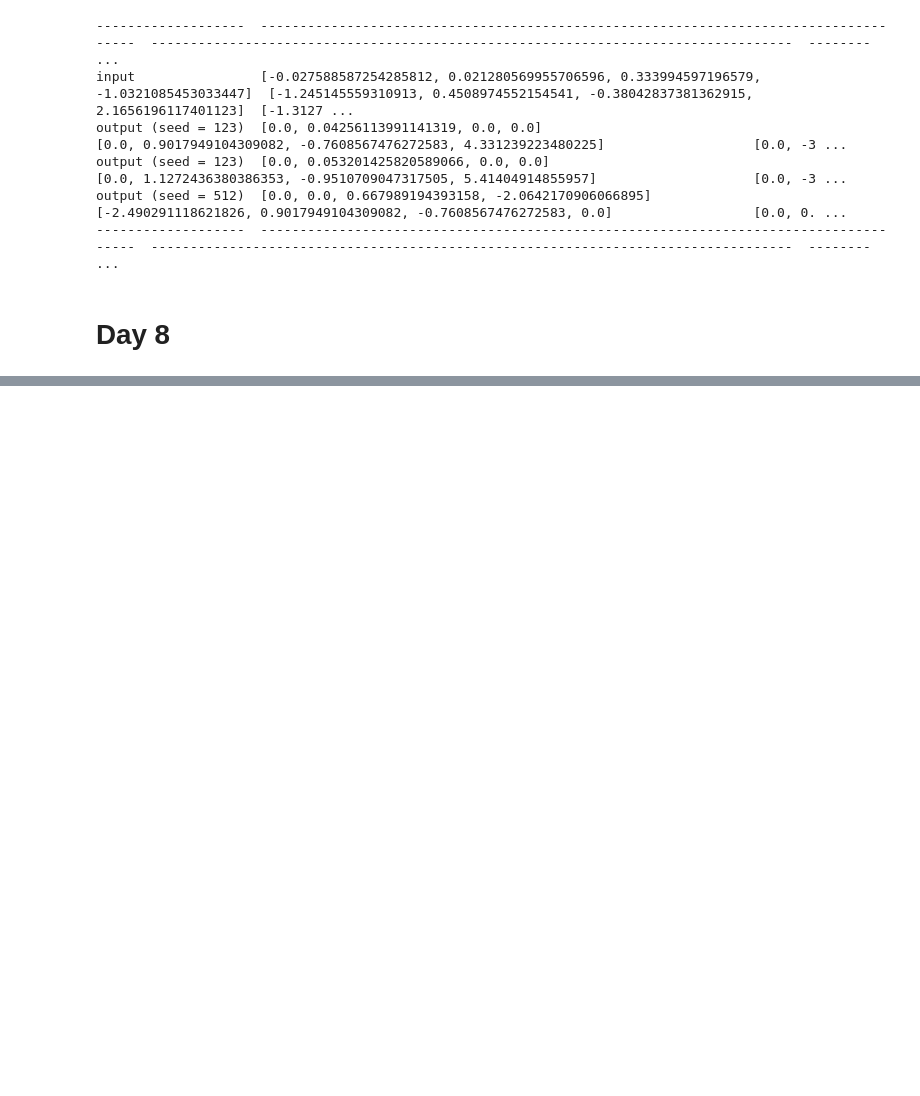
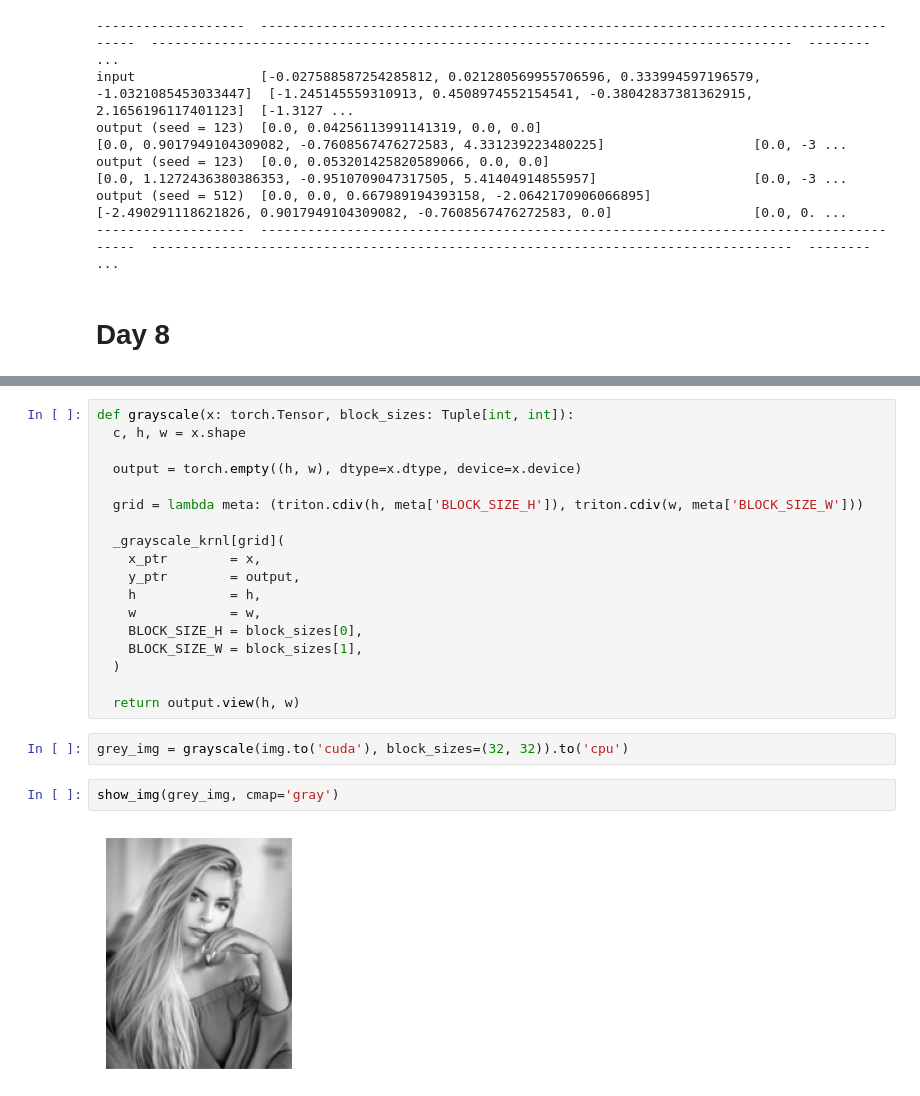
Before and after one commit to ioscbasotcstw/100DaysOfTriton, a Jupyter notebook: 100DaysOfTriton.ipynb, the cells around one changed output, grey strips where cells are left out. Drawn from its saved outputs; the diff is of its cells as text; blank space fills up the shorter version.

```diff
--- a/100DaysOfTriton.ipynb
+++ b/100DaysOfTriton.ipynb
@@ -1026,0 +994,24 @@ def layer_norm(x, normalized_shape, weight, bias, eps):
+# %%
+def grayscale(x: torch.Tensor, block_sizes: Tuple[int, int]):
+  c, h, w = x.shape
+
+  output = torch.empty((h, w), dtype=x.dtype, device=x.device)
+
+  grid = lambda meta: (triton.cdiv(h, meta['BLOCK_SIZE_H']), triton.cdiv(w, meta['BLOCK_SIZE_W']))
+
+  _grayscale_krnl[grid](
+    x_ptr        = x,
+    y_ptr        = output,
+    h            = h,
+    w            = w,
+    BLOCK_SIZE_H = block_sizes[0],
+    BLOCK_SIZE_W = block_sizes[1],
+  )
+
+  return output.view(h, w)
+# %%
+grey_img = grayscale(img.to('cuda'), block_sizes=(32, 32)).to('cpu')
+# %%
+show_img(grey_img, cmap='gray')
+# %% [output]
+[figure, added]
```
Also changed, not shown: parts of 7 cells of this notebook.
